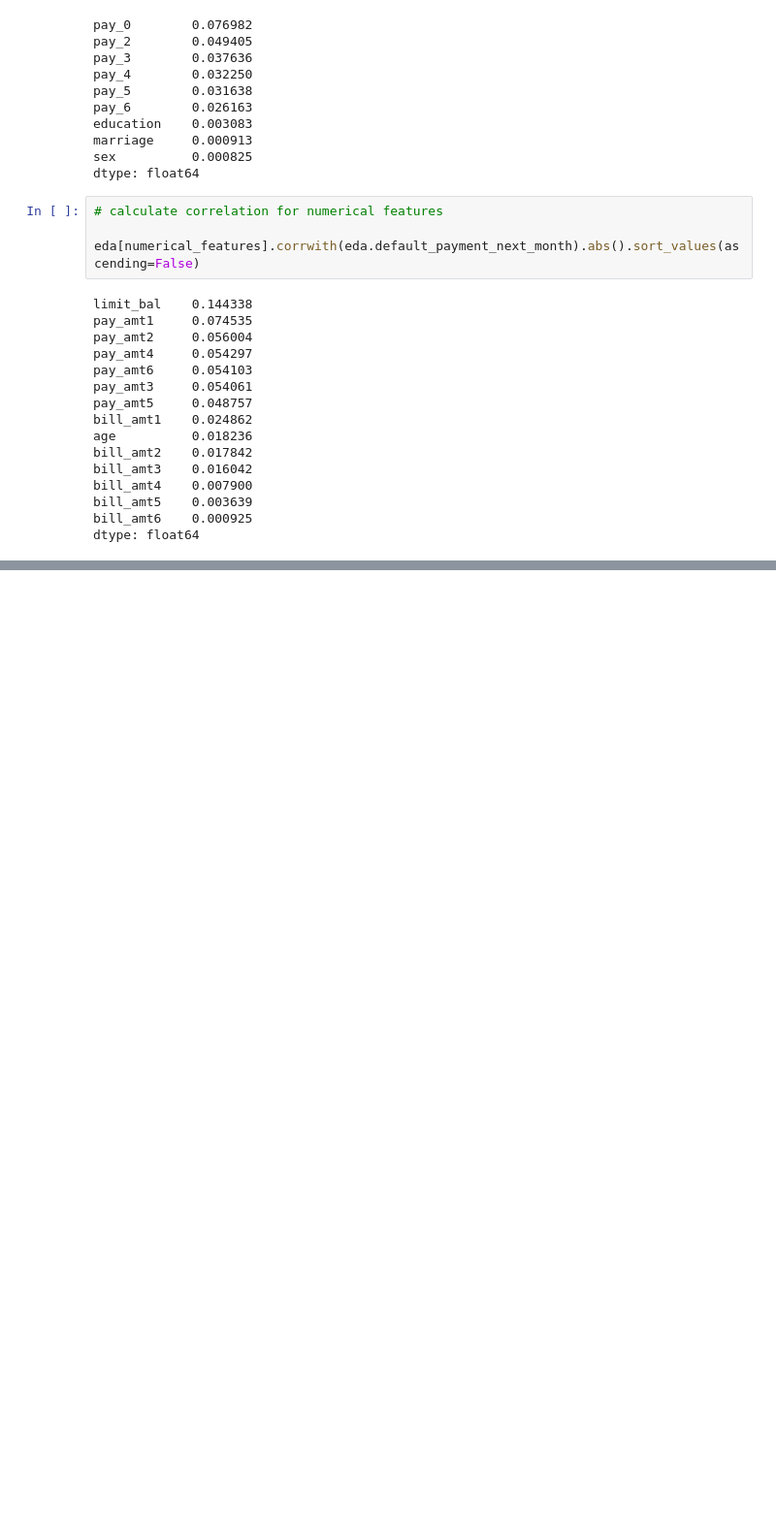
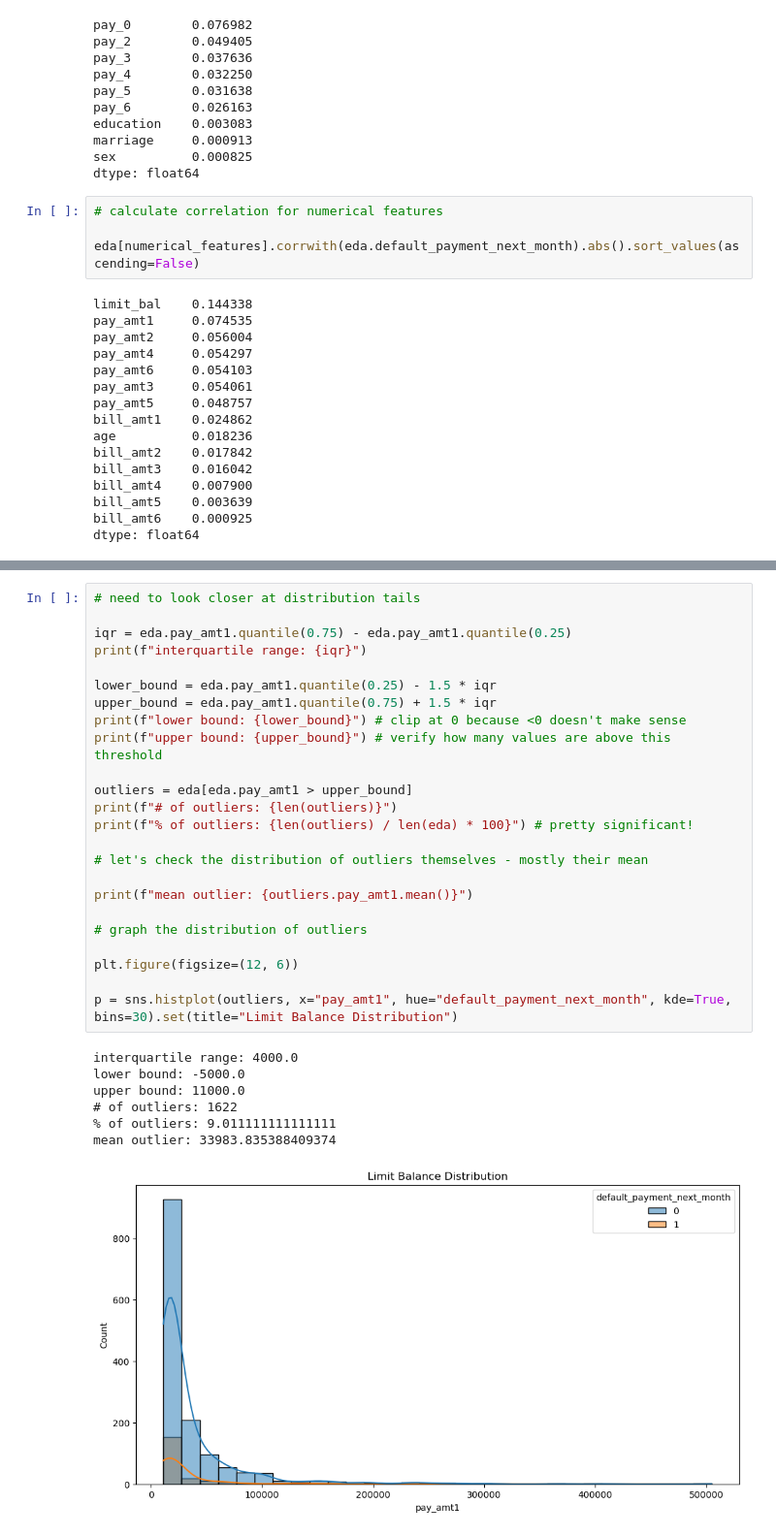
Before and after one commit to piotrswiecik/mlzoomcamp, a Jupyter notebook: various/cc_defaults.ipynb, the cells around one changed output, grey strips where cells are left out. Shown at 97% size. Cells and saved outputs as stored; diff of their text form; blank space fills up the shorter version.

```diff
--- a/various/cc_defaults.ipynb
+++ b/various/cc_defaults.ipynb
@@ -269,0 +332,32 @@ dtype: float64
+# %%
+# need to look closer at distribution tails
+
+iqr = eda.pay_amt1.quantile(0.75) - eda.pay_amt1.quantile(0.25)
+print(f"interquartile range: {iqr}")
+
+lower_bound = eda.pay_amt1.quantile(0.25) - 1.5 * iqr
+upper_bound = eda.pay_amt1.quantile(0.75) + 1.5 * iqr
+print(f"lower bound: {lower_bound}") # clip at 0 because <0 doesn't make sense
+print(f"upper bound: {upper_bound}") # verify how many values are above this threshold
+
+outliers = eda[eda.pay_amt1 > upper_bound]
+print(f"# of outliers: {len(outliers)}")
+print(f"% of outliers: {len(outliers) / len(eda) * 100}") # pretty significant!
+
+# let's check the distribution of outliers themselves - mostly their mean
+
+print(f"mean outlier: {outliers.pay_amt1.mean()}")
+
+# graph the distribution of outliers
+
+plt.figure(figsize=(12, 6))
+
+p = sns.histplot(outliers, x="pay_amt1", hue="default_payment_next_month", kde=True, bins=30).set(title="Limit Balance Distribution")
+# %% [output]
+interquartile range: 4000.0
+lower bound: -5000.0
+upper bound: 11000.0
+# of outliers: 1622
+% of outliers: 9.011111111111111
+mean outlier: 33983.835388409374
+[figure, added]
```
Also changed, not shown: parts of 22 cells of this notebook.
